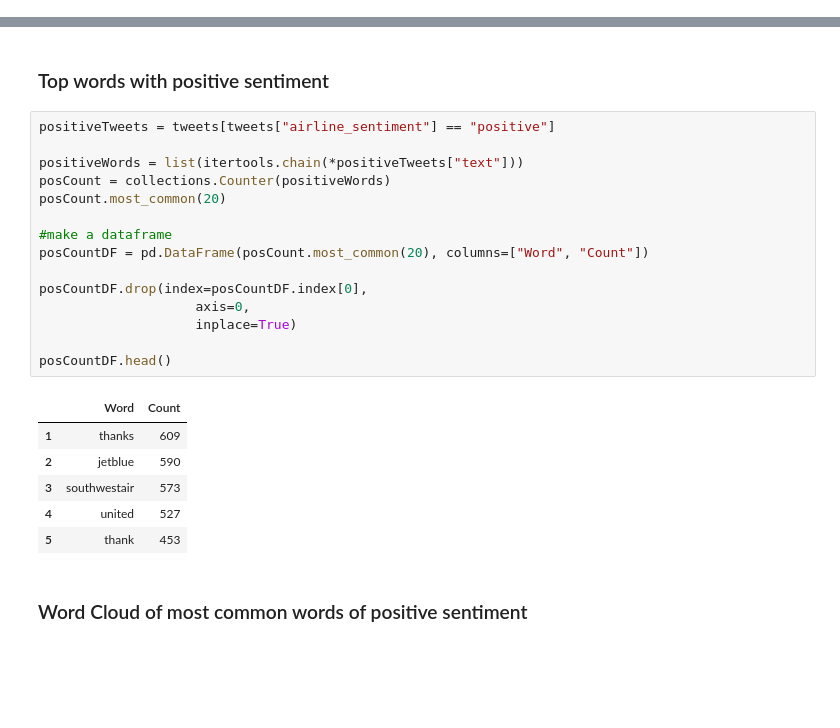
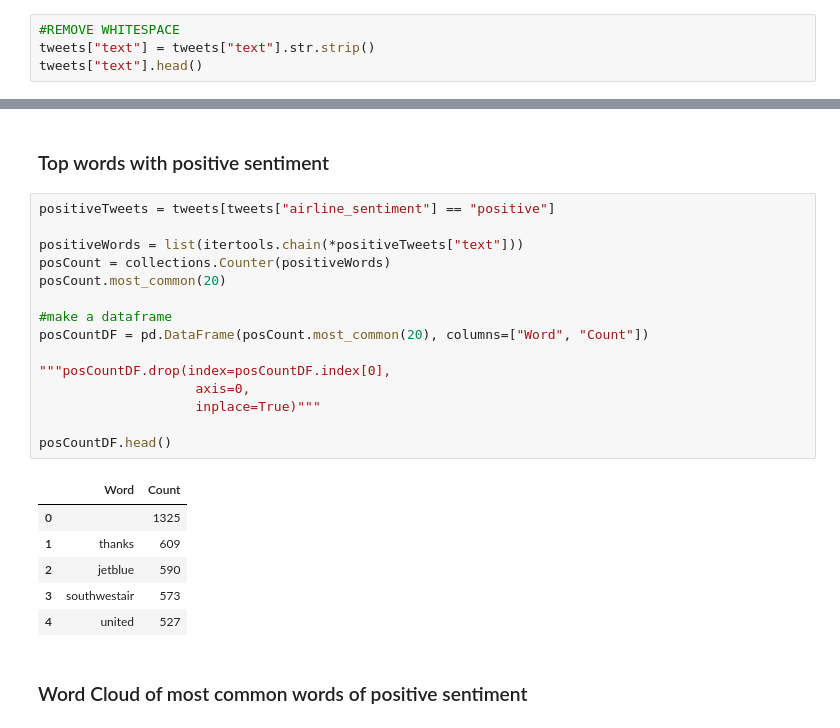
Before and after one commit to KierraDangerfield/Springboard, a Jupyter notebook: Capstone 3 Airline Sentiment Analysis/Notebooks/2 Sentiment Analysis EDA.ipynb, the cells around one changed output, grey strips where cells are left out. Drawn from its saved outputs; the diff is of its cells as text; blank space fills up the shorter version.

```diff
--- a/Capstone 3 Airline Sentiment Analysis/Notebooks/2 Sentiment Analysis EDA.ipynb
+++ b/Capstone 3 Airline Sentiment Analysis/Notebooks/2 Sentiment Analysis EDA.ipynb
@@ -83,0 +55,4 @@ tweets.head()
+# %%
+#REMOVE WHITESPACE
+tweets["text"] = tweets["text"].str.strip()
+tweets["text"].head()
@@ -258,25 +272,25 @@ plt.show()
 # %%
 positiveTweets = tweets[tweets["airline_sentiment"] == "positive"]
 
 positiveWords = list(itertools.chain(*positiveTweets["text"]))
 posCount = collections.Counter(positiveWords)
 posCount.most_common(20)
 
 #make a dataframe
 posCountDF = pd.DataFrame(posCount.most_common(20), columns=["Word", "Count"])
 
-posCountDF.drop(index=posCountDF.index[0],
+"""posCountDF.drop(index=posCountDF.index[0],
                     axis=0,
-                    inplace=True)
+                    inplace=True)"""
 
 posCountDF.head()
 # %% [output]
 |  | Word | Count |
+| 0 |  | 1325 |
 | 1 | thanks | 609 |
 | 2 | jetblue | 590 |
 | 3 | southwestair | 573 |
 | 4 | united | 527 |
-| 5 | thank | 453 |
 # %% [markdown]
 ### Word Cloud of most common words of positive sentiment
 # %%
```
Also changed, not shown: parts of 16 cells of this notebook.
